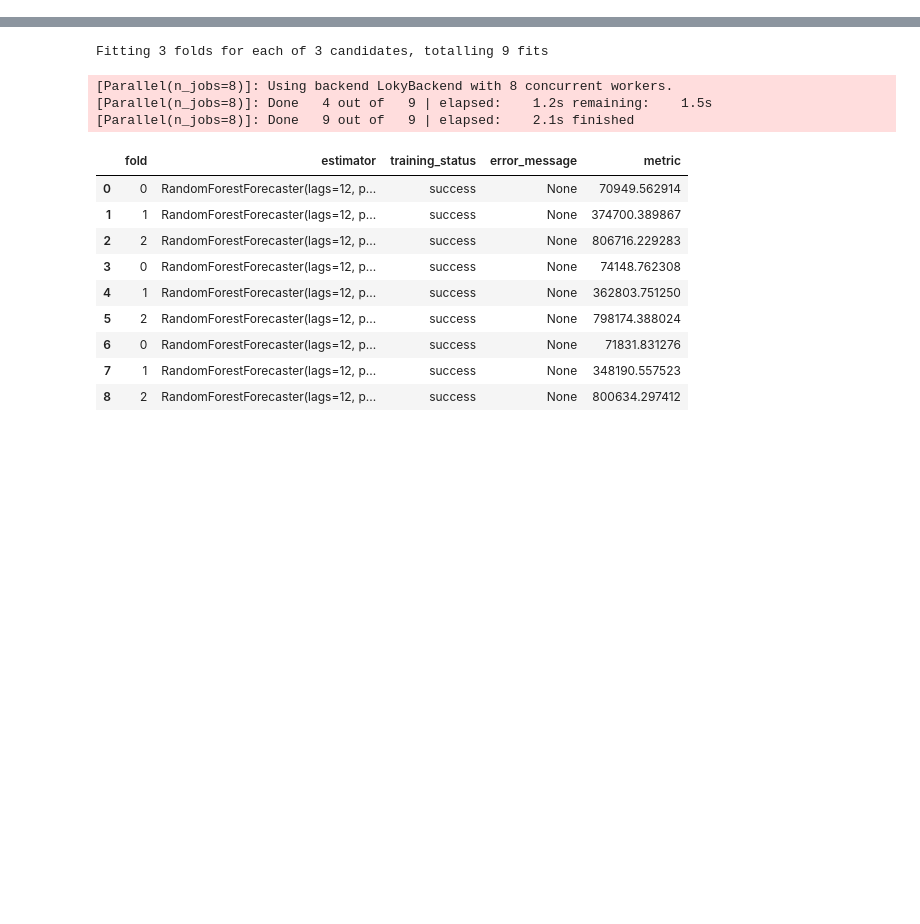
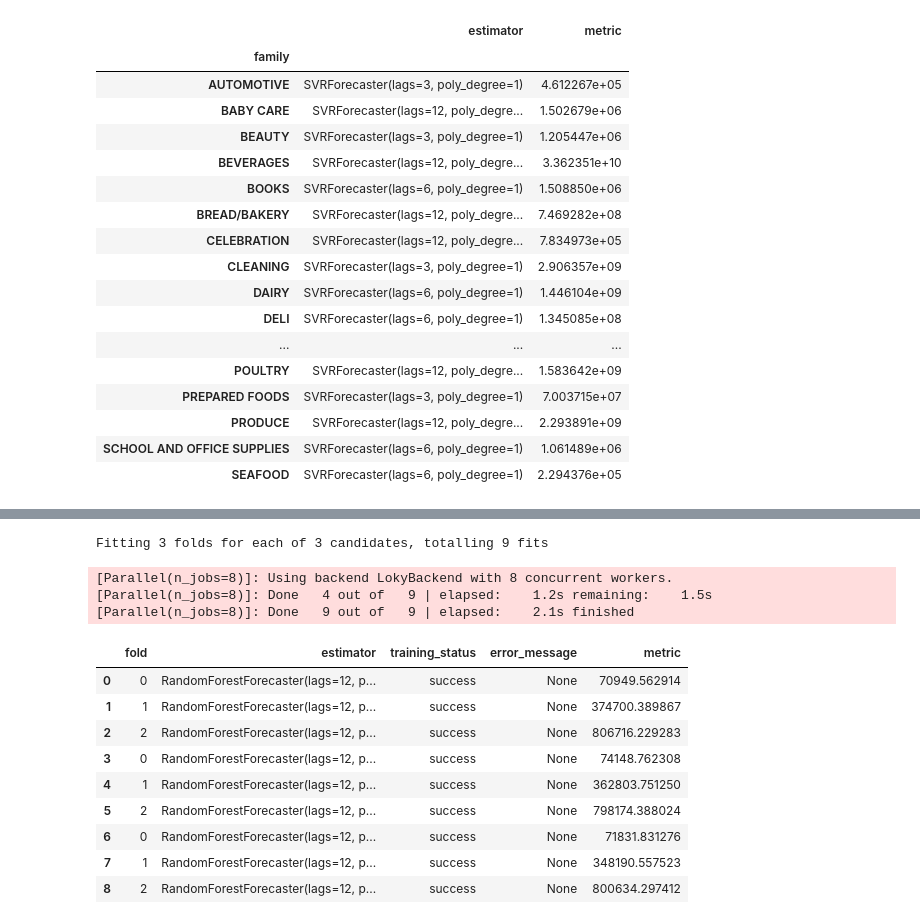
Before and after one commit to matheusfsa/time_series_kedro, a Jupyter notebook: notebooks/training.ipynb, the cells around one changed output, grey strips where cells are left out. Drawn from its saved outputs; the diff is of its cells as text; code cells hidden in the pictures; blank space fills up the shorter version.

```diff
--- a/notebooks/training.ipynb
+++ b/notebooks/training.ipynb
@@ -34,0 +85,12 @@ train
+# %%
+model = catalog.load("params:models.svr")
+out2 = train_model(
+    train,
+    serie_id="family",
+    serie_target="sales",
+    date_col="date",
+    model=model,
+    stride=365,
+    fr_horizon=7,
+    initial=0.5,
+    n_jobs=2)
@@ -34,0 +99,21 @@ train
+# %%
+out2
+# %% [output]
+|  | estimator | metric |
+| family |  |  |
+| AUTOMOTIVE | SVRForecaster(lags=3, poly_degree=1) | 4.612267e+05 |
+| BABY CARE | SVRForecaster(lags=12, poly_degre... | 1.502679e+06 |
+| BEAUTY | SVRForecaster(lags=3, poly_degree=1) | 1.205447e+06 |
+| BEVERAGES | SVRForecaster(lags=12, poly_degre... | 3.362351e+10 |
+| BOOKS | SVRForecaster(lags=6, poly_degree=1) | 1.508850e+06 |
+| BREAD/BAKERY | SVRForecaster(lags=12, poly_degre... | 7.469282e+08 |
+| CELEBRATION | SVRForecaster(lags=12, poly_degre... | 7.834973e+05 |
+| CLEANING | SVRForecaster(lags=3, poly_degree=1) | 2.906357e+09 |
+| DAIRY | SVRForecaster(lags=6, poly_degree=1) | 1.446104e+09 |
+| DELI | SVRForecaster(lags=6, poly_degree=1) | 1.345085e+08 |
+| ... | ... | ... |
+| POULTRY | SVRForecaster(lags=12, poly_degre... | 1.583642e+09 |
+| PREPARED FOODS | SVRForecaster(lags=3, poly_degree=1) | 7.003715e+07 |
+| PRODUCE | SVRForecaster(lags=12, poly_degre... | 2.293891e+09 |
+| SCHOOL AND OFFICE SUPPLIES | SVRForecaster(lags=6, poly_degree=1) | 1.061489e+06 |
+| SEAFOOD | SVRForecaster(lags=6, poly_degree=1) | 2.294376e+05 |
```
Also changed, not shown: parts of 9 cells of this notebook, 10 other files.
